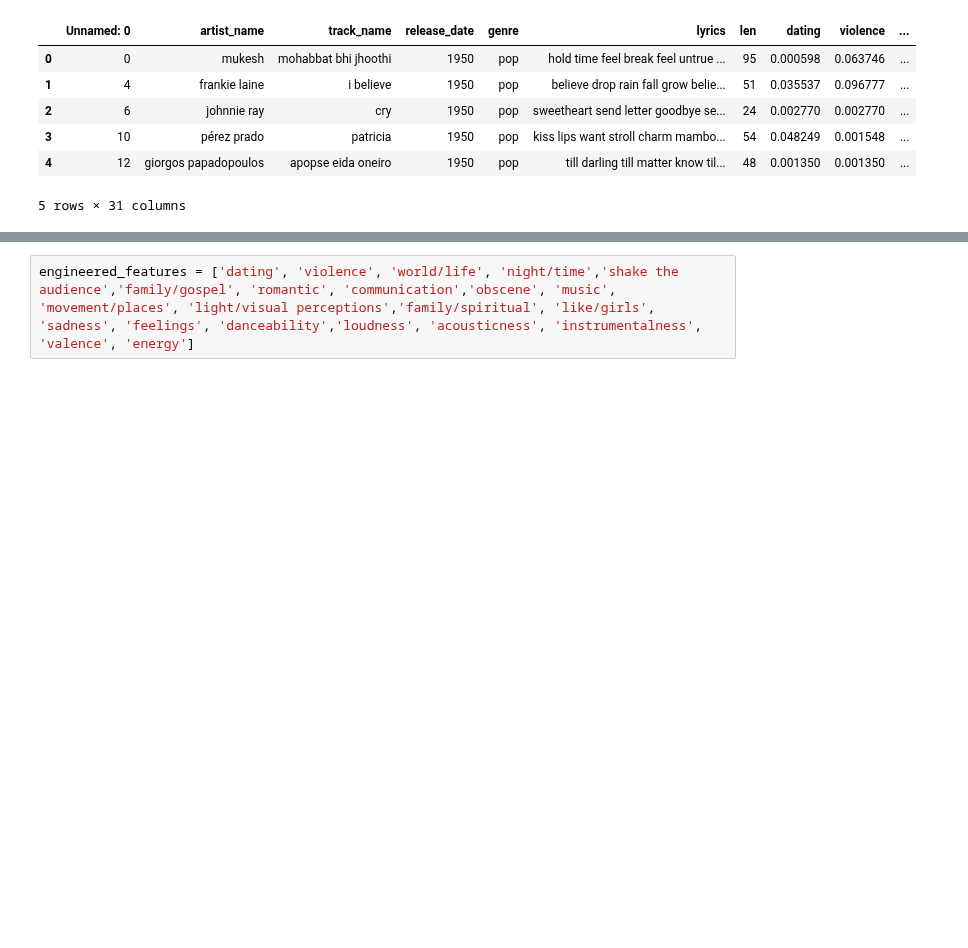
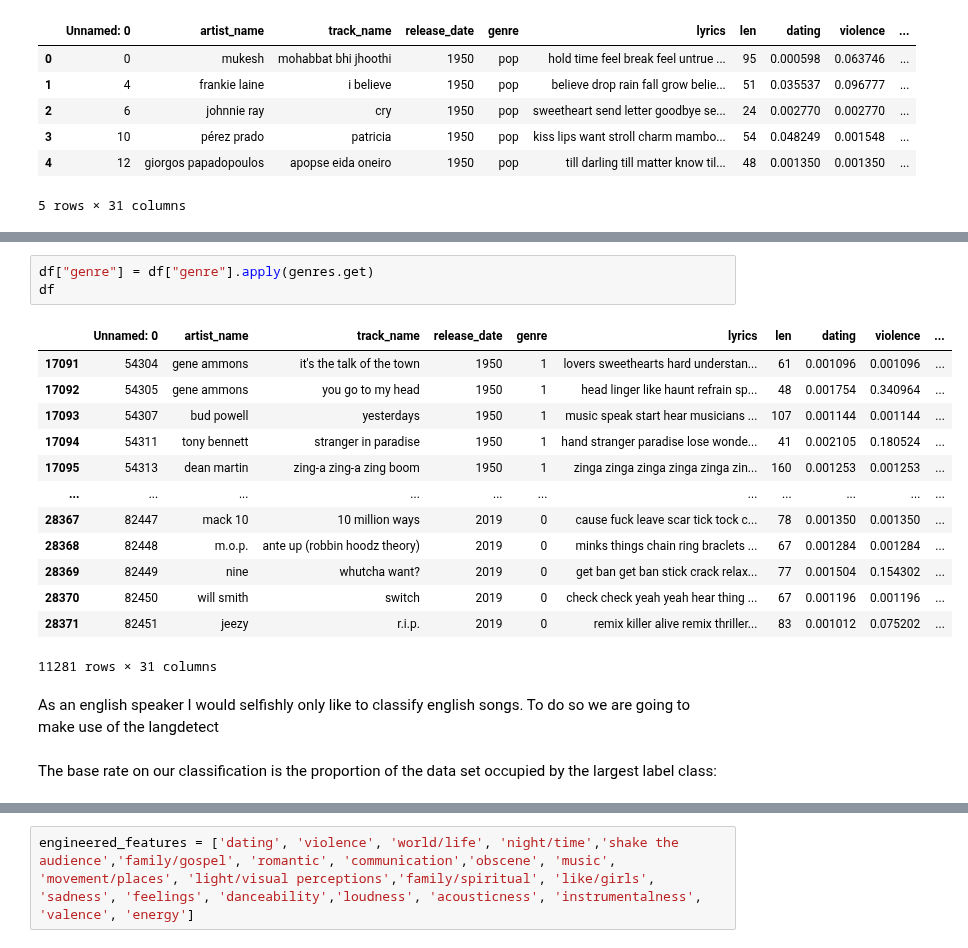
Before and after one commit to lawolff1702/lawolff1702.github.io, a Jupyter notebook: posts/Deep Music Genre Classification/index.ipynb, the cells around one changed output, grey strips where cells are left out. Drawn from its saved outputs; the diff is of its cells as text; blank space fills up the shorter version.

Commit message:
making progress on data filtering

```diff
--- a/posts/Deep Music Genre Classification/index.ipynb
+++ b/posts/Deep Music Genre Classification/index.ipynb
@@ -57,0 +93,21 @@ df.head()
+# %%
+df["genre"] = df["genre"].apply(genres.get)
+df
+# %% [output]
+|  | Unnamed: 0 | artist_name | track_name | release_date | genre | lyrics | len | dating | violence | ... |
+| 17091 | 54304 | gene ammons | it's the talk of the town | 1950 | 1 | lovers sweethearts hard understan... | 61 | 0.001096 | 0.001096 | ... |
+| 17092 | 54305 | gene ammons | you go to my head | 1950 | 1 | head linger like haunt refrain sp... | 48 | 0.001754 | 0.340964 | ... |
+| 17093 | 54307 | bud powell | yesterdays | 1950 | 1 | music speak start hear musicians ... | 107 | 0.001144 | 0.001144 | ... |
+| 17094 | 54311 | tony bennett | stranger in paradise | 1950 | 1 | hand stranger paradise lose wonde... | 41 | 0.002105 | 0.180524 | ... |
+| 17095 | 54313 | dean martin | zing-a zing-a zing boom | 1950 | 1 | zinga zinga zinga zinga zinga zin... | 160 | 0.001253 | 0.001253 | ... |
+| ... | ... | ... | ... | ... | ... | ... | ... | ... | ... | ... |
+| 28367 | 82447 | mack 10 | 10 million ways | 2019 | 0 | cause fuck leave scar tick tock c... | 78 | 0.001350 | 0.001350 | ... |
+| 28368 | 82448 | m.o.p. | ante up (robbin hoodz theory) | 2019 | 0 | minks things chain ring braclets ... | 67 | 0.001284 | 0.001284 | ... |
+| 28369 | 82449 | nine | whutcha want? | 2019 | 0 | get ban get ban stick crack relax... | 77 | 0.001504 | 0.154302 | ... |
+| 28370 | 82450 | will smith | switch | 2019 | 0 | check check yeah yeah hear thing ... | 67 | 0.001196 | 0.001196 | ... |
+| 28371 | 82451 | jeezy | r.i.p. | 2019 | 0 | remix killer alive remix thriller... | 83 | 0.001012 | 0.075202 | ... |
+11281 rows × 31 columns
+# %% [markdown]
+As an english speaker I would selfishly only like to classify english songs. To do so we are going to make use of the langdetect
+# %% [markdown]
+The base rate on our classification is the proportion of the data set occupied by the largest label class:
```
Also changed, not shown: parts of 15 cells of this notebook.
